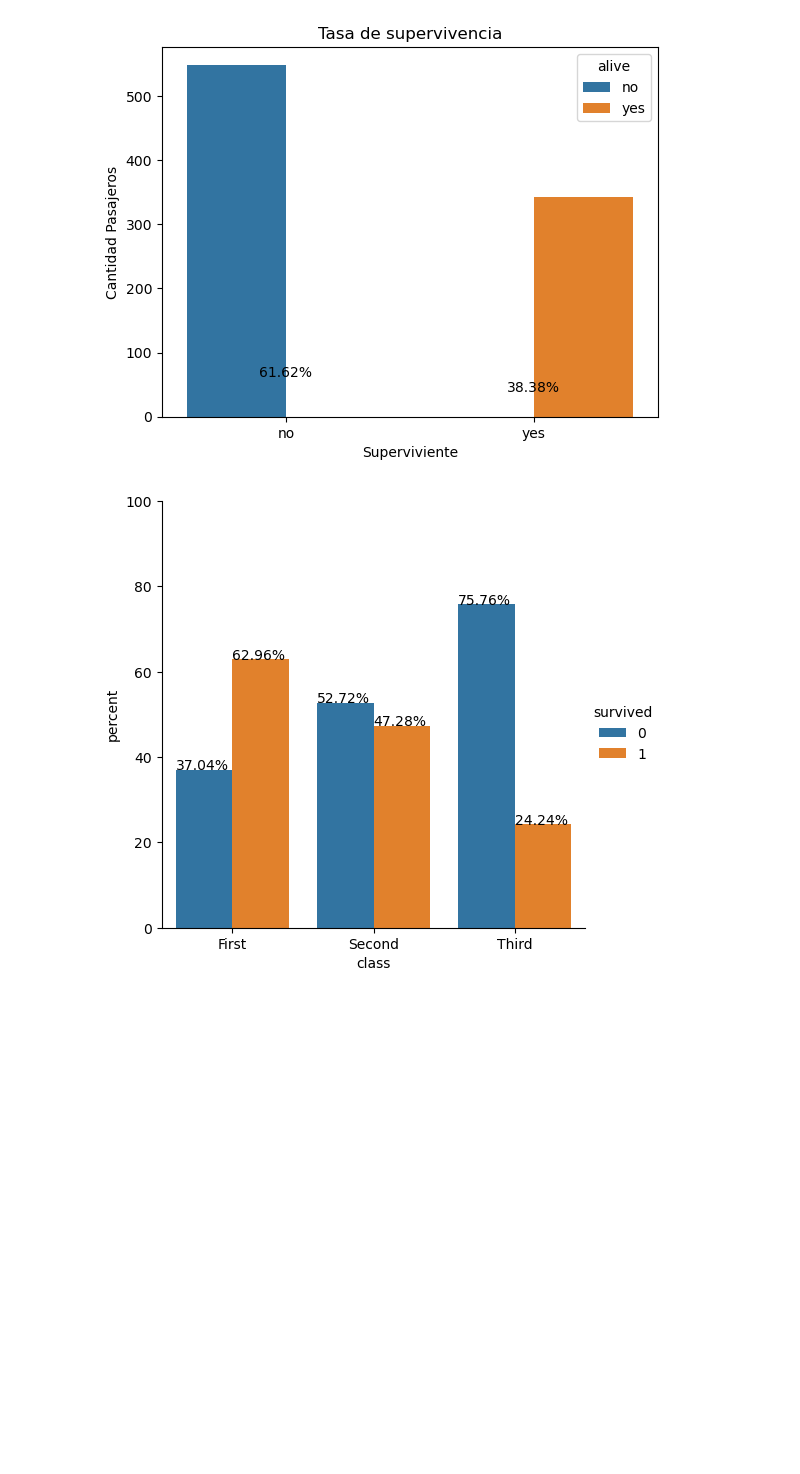
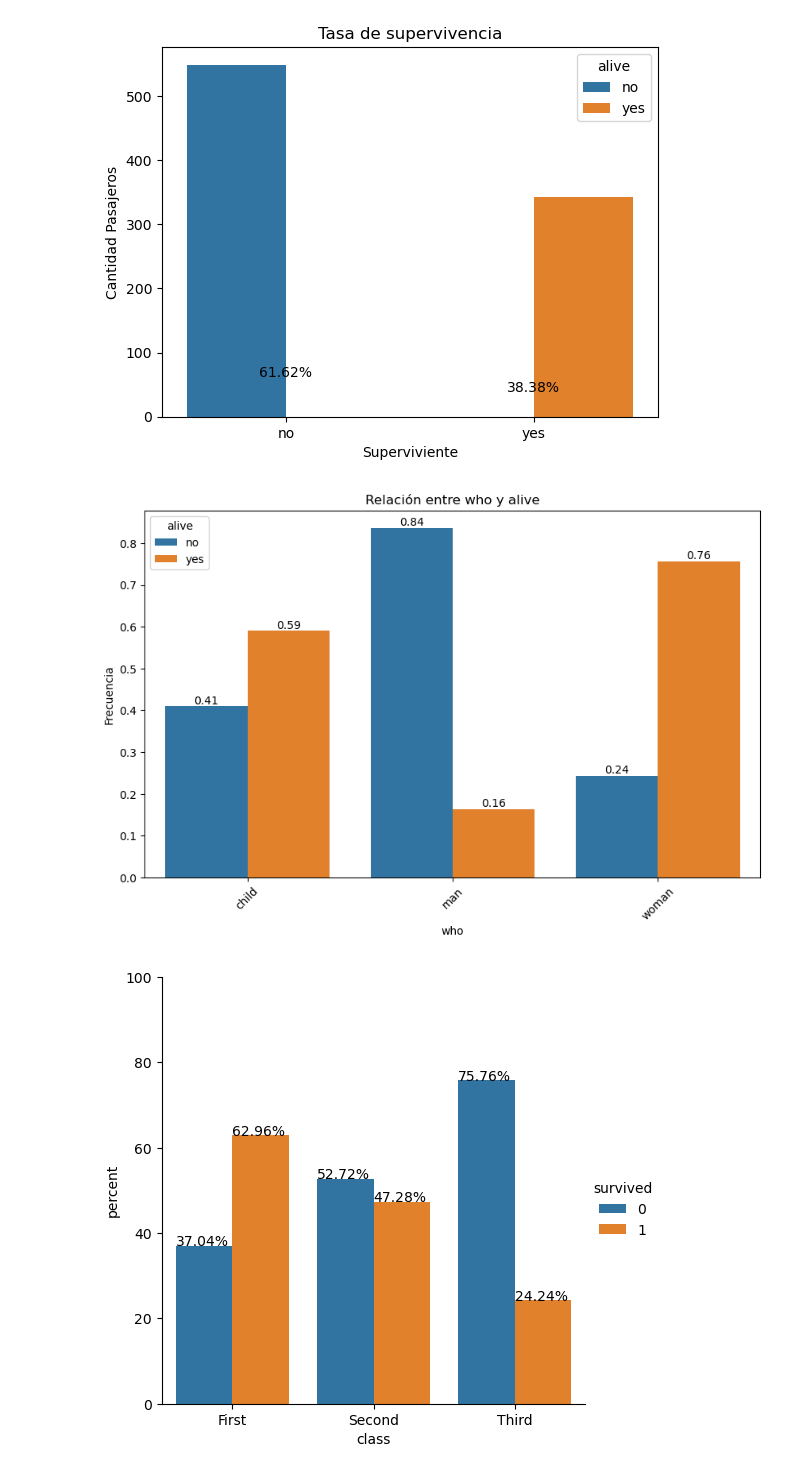
Before and after one commit to UnaiSalas/ONLINE_DS_THEBRIDGE_UNAI_SALAS, a Jupyter notebook: 03_Analisis_de_Datos/Sprint_08/Unidad_02/Practica_Obligatoria/Ejercicio2.ipynb, the cells around one changed output. Saved outputs shown, nothing was run; the diff lists cells and outputs as text; code cells hidden in the pictures; blank space fills up the shorter version.

```diff
--- a/03_Analisis_de_Datos/Sprint_08/Unidad_02/Practica_Obligatoria/Ejercicio2.ipynb
+++ b/03_Analisis_de_Datos/Sprint_08/Unidad_02/Practica_Obligatoria/Ejercicio2.ipynb
@@ -34,6 +35,9 @@ Text(0, 0.5, 'Cantidad Pasajeros')
 [figure]
 # %%
 # 2- En esa ocasión los datos apoyan que se dio el "Las mujeres y los niños primero", pero...
+plot_categorical_relationship_fin(df_titanic, "who","alive", relative_freq= True, show_values= True)
+# %% [output]
+[figure, added]
 # %%
 x,y = 'class', 'survived'
 
```
Also changed, not shown: parts of 2 cells of this notebook, 5 other files.
